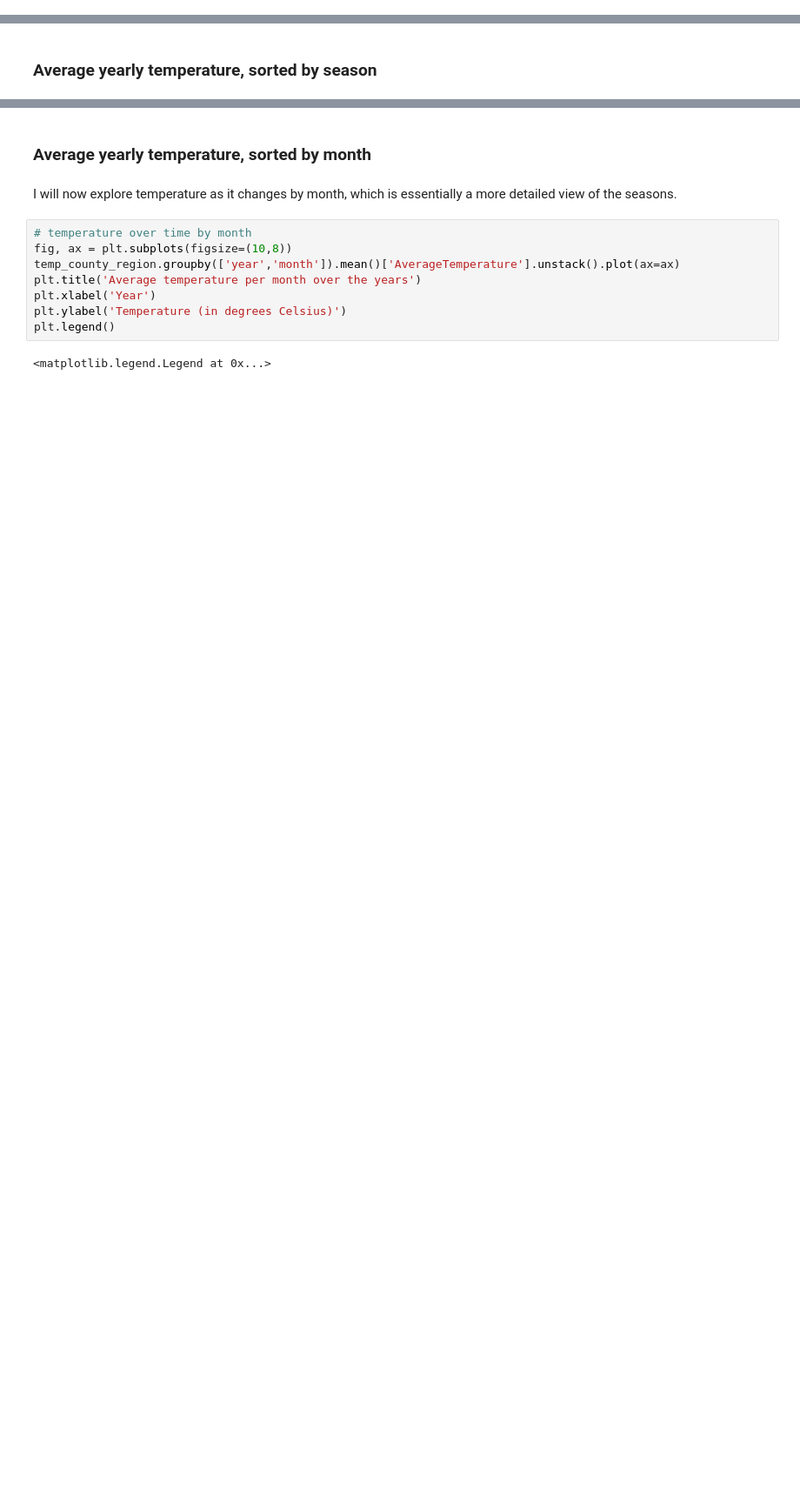
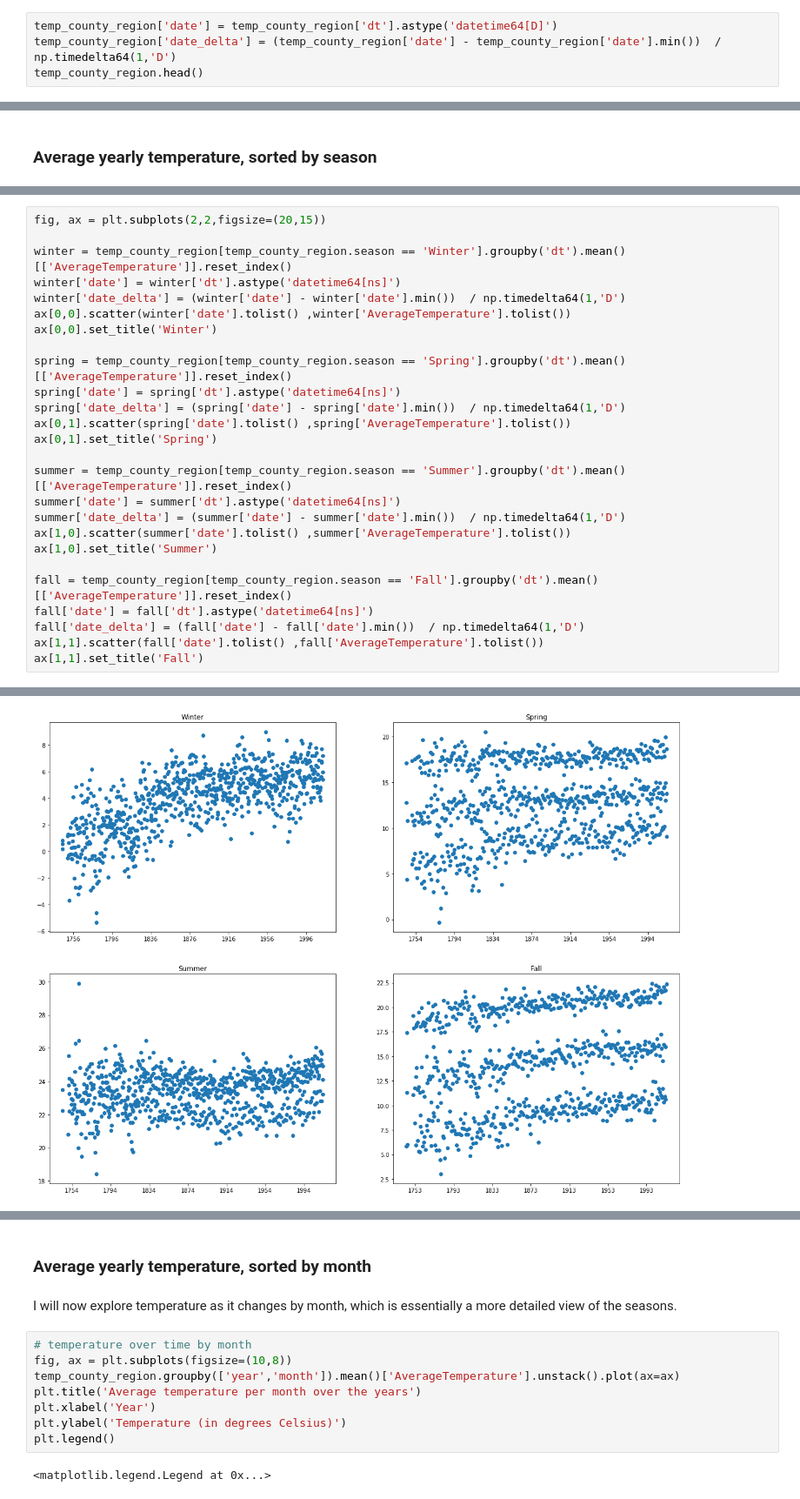
Before and after one commit to karahahn/Springboard_Capstone1, a Jupyter notebook: Exploratory Data Analysis (Statistical Inference).ipynb, the cells around one changed output, grey strips where cells are left out. Shown at 87% size. Saved outputs shown, nothing was run; the diff lists cells and outputs as text; blank space fills up the shorter version.

```diff
--- a/Exploratory Data Analysis (Statistical Inference).ipynb
+++ b/Exploratory Data Analysis (Statistical Inference).ipynb
@@ -368,0 +152,4 @@ The West South, West North Central, and Mountain Region have the greatest differ
+# %%
+temp_county_region['date'] = temp_county_region['dt'].astype('datetime64[D]')
+temp_county_region['date_delta'] = (temp_county_region['date'] - temp_county_region['date'].min())  / np.timedelta64(1,'D')
+temp_county_region.head()
@@ -440,0 +167,27 @@ This visualization shows that Fall has the greatest increase in temperature by f
+# %%
+fig, ax = plt.subplots(2,2,figsize=(20,15))
+
+winter = temp_county_region[temp_county_region.season == 'Winter'].groupby('dt').mean()[['AverageTemperature']].reset_index()
+winter['date'] = winter['dt'].astype('datetime64[ns]')
+winter['date_delta'] = (winter['date'] - winter['date'].min())  / np.timedelta64(1,'D')
+ax[0,0].scatter(winter['date'].tolist() ,winter['AverageTemperature'].tolist())
+ax[0,0].set_title('Winter')
+
+spring = temp_county_region[temp_county_region.season == 'Spring'].groupby('dt').mean()[['AverageTemperature']].reset_index()
+spring['date'] = spring['dt'].astype('datetime64[ns]')
+spring['date_delta'] = (spring['date'] - spring['date'].min())  / np.timedelta64(1,'D')
+ax[0,1].scatter(spring['date'].tolist() ,spring['AverageTemperature'].tolist())
+ax[0,1].set_title('Spring')
+
+summer = temp_county_region[temp_county_region.season == 'Summer'].groupby('dt').mean()[['AverageTemperature']].reset_index()
+summer['date'] = summer['dt'].astype('datetime64[ns]')
+summer['date_delta'] = (summer['date'] - summer['date'].min())  / np.timedelta64(1,'D')
+ax[1,0].scatter(summer['date'].tolist() ,summer['AverageTemperature'].tolist())
+ax[1,0].set_title('Summer')
+
+fall = temp_county_region[temp_county_region.season == 'Fall'].groupby('dt').mean()[['AverageTemperature']].reset_index()
+fall['date'] = fall['dt'].astype('datetime64[ns]')
+fall['date_delta'] = (fall['date'] - fall['date'].min())  / np.timedelta64(1,'D')
+ax[1,1].scatter(fall['date'].tolist() ,fall['AverageTemperature'].tolist())
+ax[1,1].set_title('Fall')
+# %% [output]
@@ -440,0 +195 @@ This visualization shows that Fall has the greatest increase in temperature by f
+[figure, added]
```
Also changed, not shown: parts of 129 cells of this notebook.
